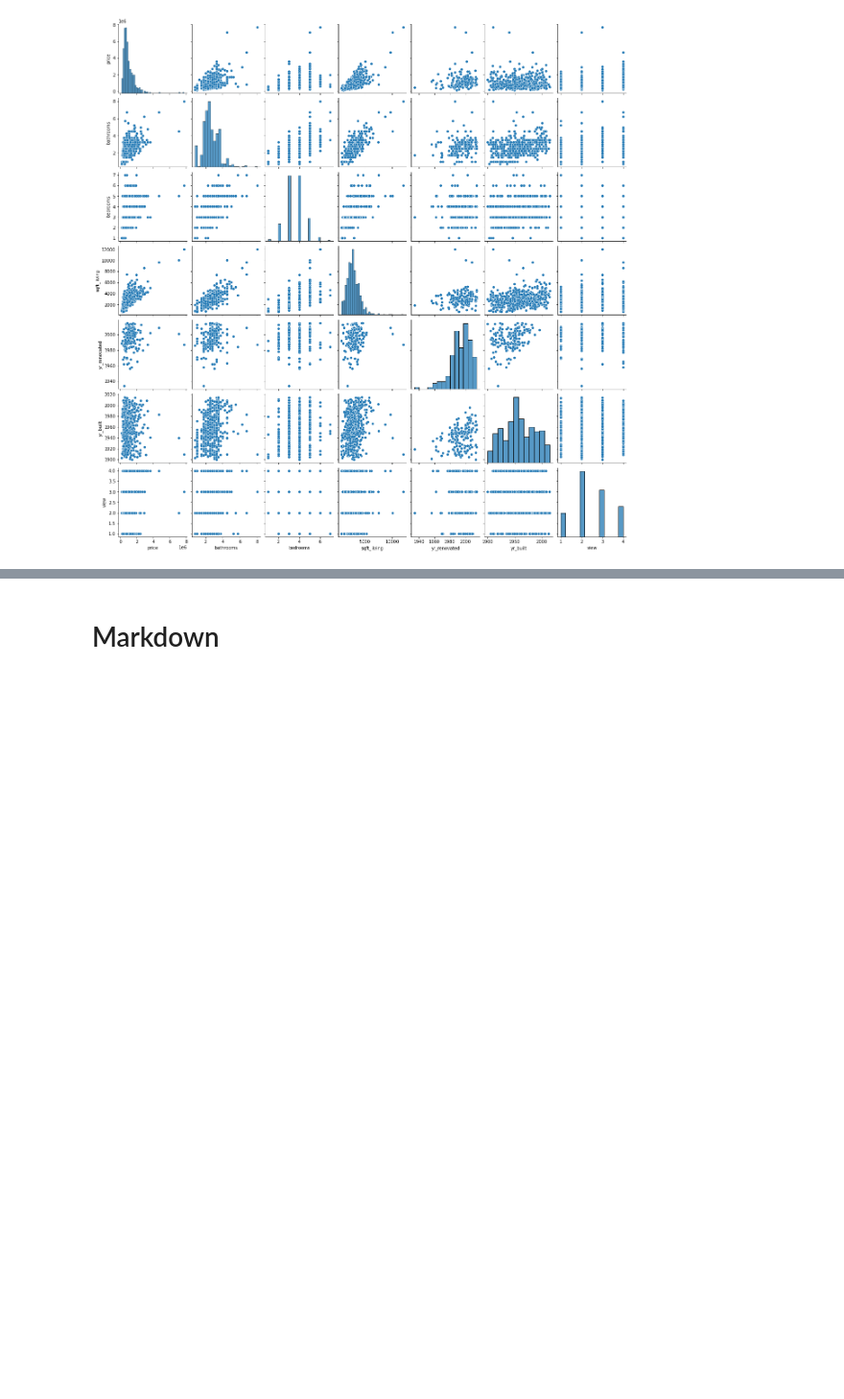
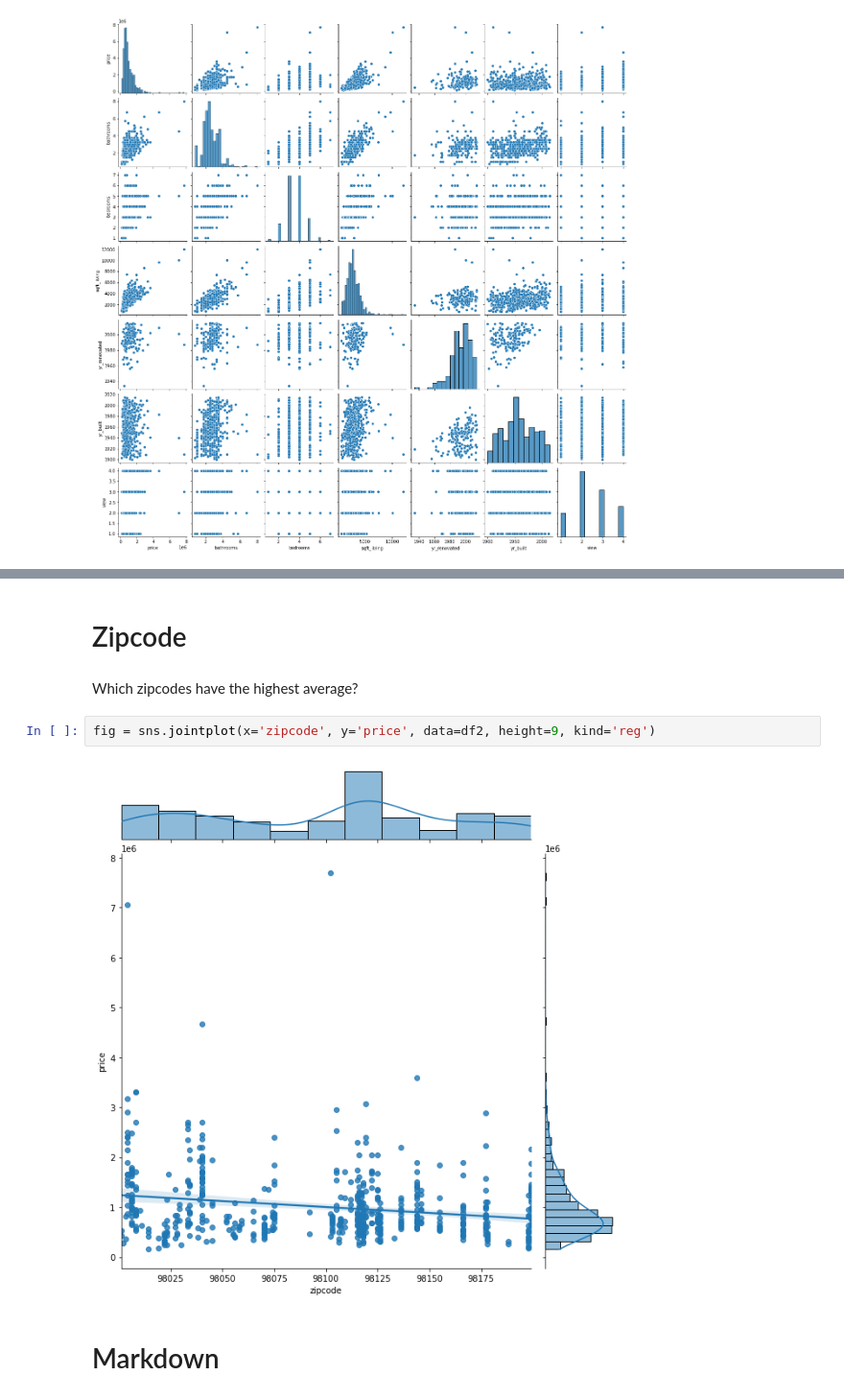
Before and after one commit to mattblasa/King-County-House-Prediction-2021, a Jupyter notebook: KC_EDA.ipynb, the cells around one changed output, grey strips where cells are left out. Shown at 96% size. Saved outputs shown, nothing was run; the diff lists cells and outputs as text; blank space fills up the shorter version.

```diff
--- a/KC_EDA.ipynb
+++ b/KC_EDA.ipynb
@@ -357,3 +371,11 @@ plt.show()
+# %% [markdown]
+# Zipcode
+# %% [markdown]
+Which zipcodes have the highest average?
+# %%
+fig = sns.jointplot(x='zipcode', y='price', data=df2, height=9, kind='reg')
+# %% [output]
+[figure, added]
 # %% [markdown]
 # Markdown
 # %%
```
Also changed, not shown: parts of 13 cells of this notebook.
